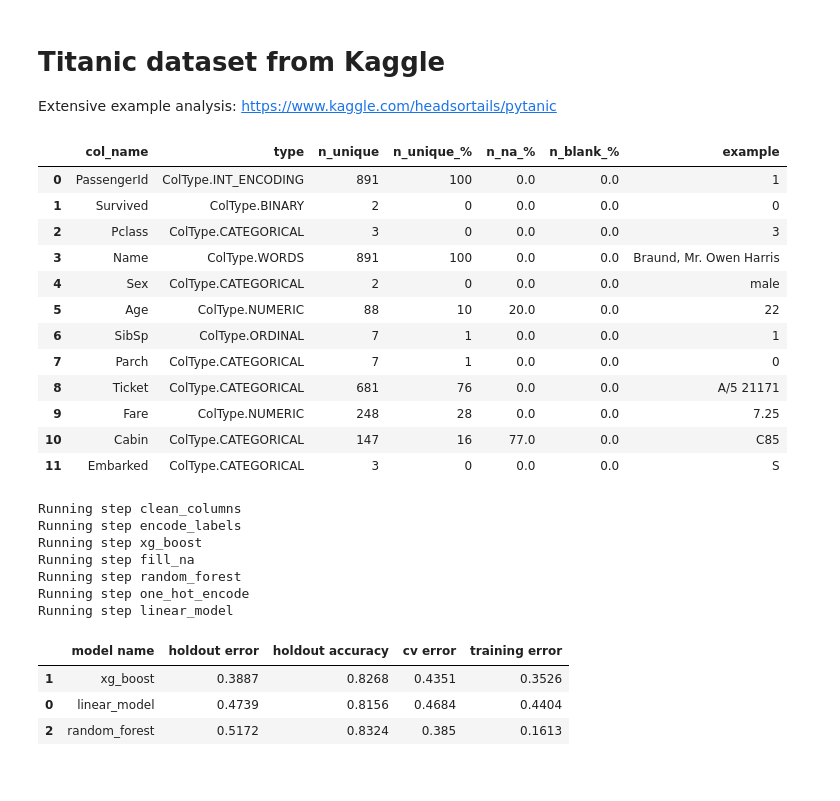
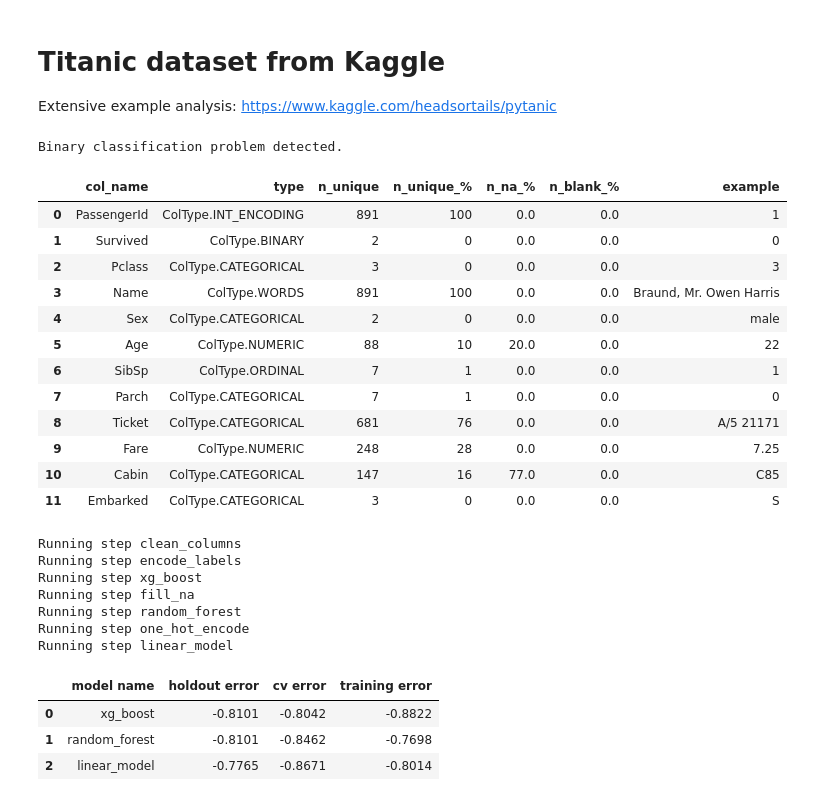
Before and after one commit to guacml/guacml, a Jupyter notebook: demos/titanic/demo.ipynb, the cells around one changed output. Drawn from its saved outputs; the diff is of its cells as text; code cells hidden in the pictures.

Commit message:
add regression problems

```diff
--- a/demos/titanic/demo.ipynb
+++ b/demos/titanic/demo.ipynb
@@ -15,9 +15,10 @@ import guacml
 import pandas as pd
 import seaborn as sns
 # %%
-ds = guacml.Dataset('./data/raw/train.csv', 'Survived')
+ds = guacml.Dataset('./data/raw/train.csv', 'Survived', eval_metric='accuracy')
 ds.column_info
 # %% [output]
+Binary classification problem detected.
 |  | col_name | type | n_unique | n_unique_% | n_na_% | n_blank_% | example |
 | 0 | PassengerId | ColType.INT_ENCODING | 891 | 100 | 0.0 | 0.0 | 1 |
 | 1 | Survived | ColType.BINARY | 2 | 0 | 0.0 | 0.0 | 0 |
@@ -33,7 +34,7 @@ ds.column_info
 | 11 | Embarked | ColType.CATEGORICAL | 3 | 0 | 0.0 | 0.0 | S |
 # %%
 ds.run(25)
-ds.plots.model_overview()
+df = ds.model_overview()
 # %% [output]
 Running step clean_columns
 Running step encode_labels
@@ -42,10 +43,13 @@ Running step fill_na
 Running step random_forest
 Running step one_hot_encode
 Running step linear_model
-|  | model name | holdout error | holdout accuracy | cv error | training error |
-| 1 | xg_boost | 0.3887 | 0.8268 | 0.4351 | 0.3526 |
-| 0 | linear_model | 0.4739 | 0.8156 | 0.4684 | 0.4404 |
-| 2 | random_forest | 0.5172 | 0.8324 | 0.385 | 0.1613 |
+# %%
+df.sort_values('holdout error', ascending=False)
+# %% [output]
+|  | model name | holdout error | cv error | training error |
+| 0 | xg_boost | -0.8101 | -0.8042 | -0.8822 |
+| 1 | random_forest | -0.8101 | -0.8462 | -0.7698 |
+| 2 | linear_model | -0.7765 | -0.8671 | -0.8014 |
 # %%
 intervals = ds.plots.predictions_vs_actual('xg_boost')
 # %% [output]
```
Also changed, not shown: parts of 4 cells of this notebook, 21 other files.
